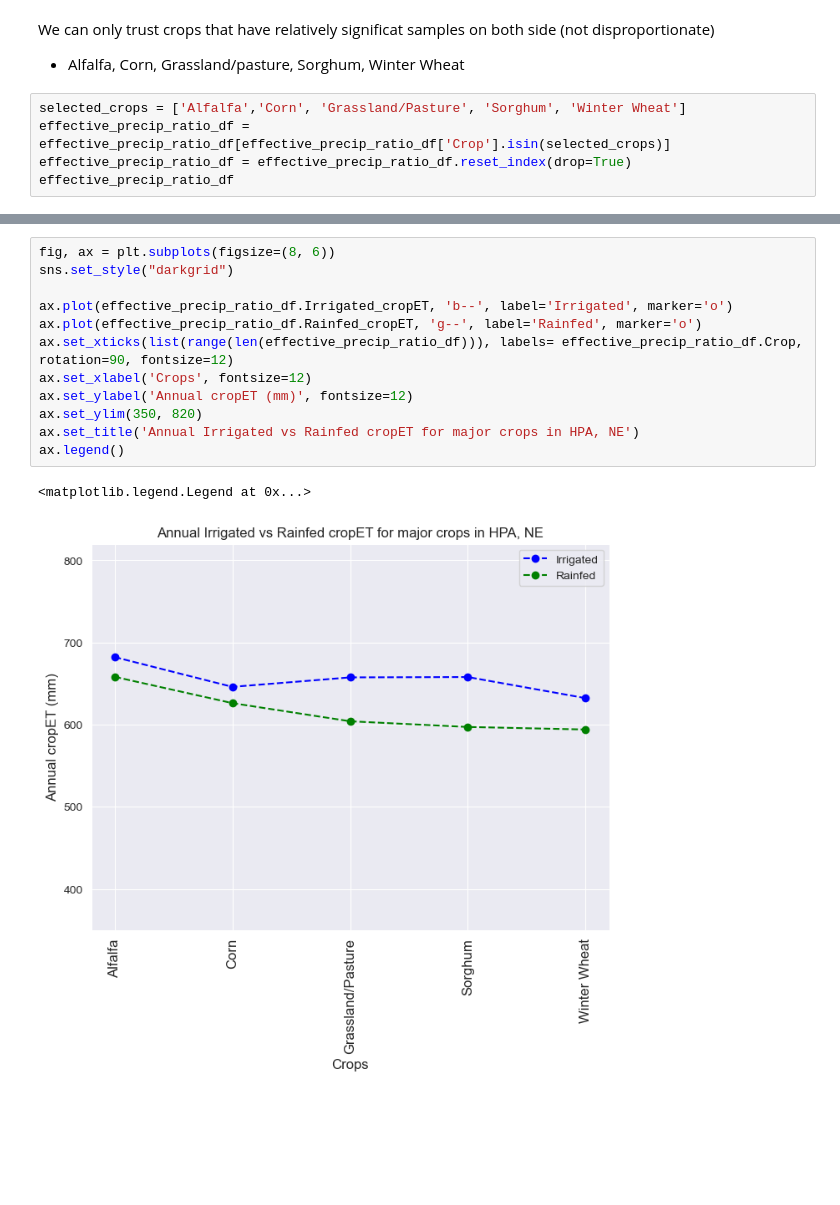
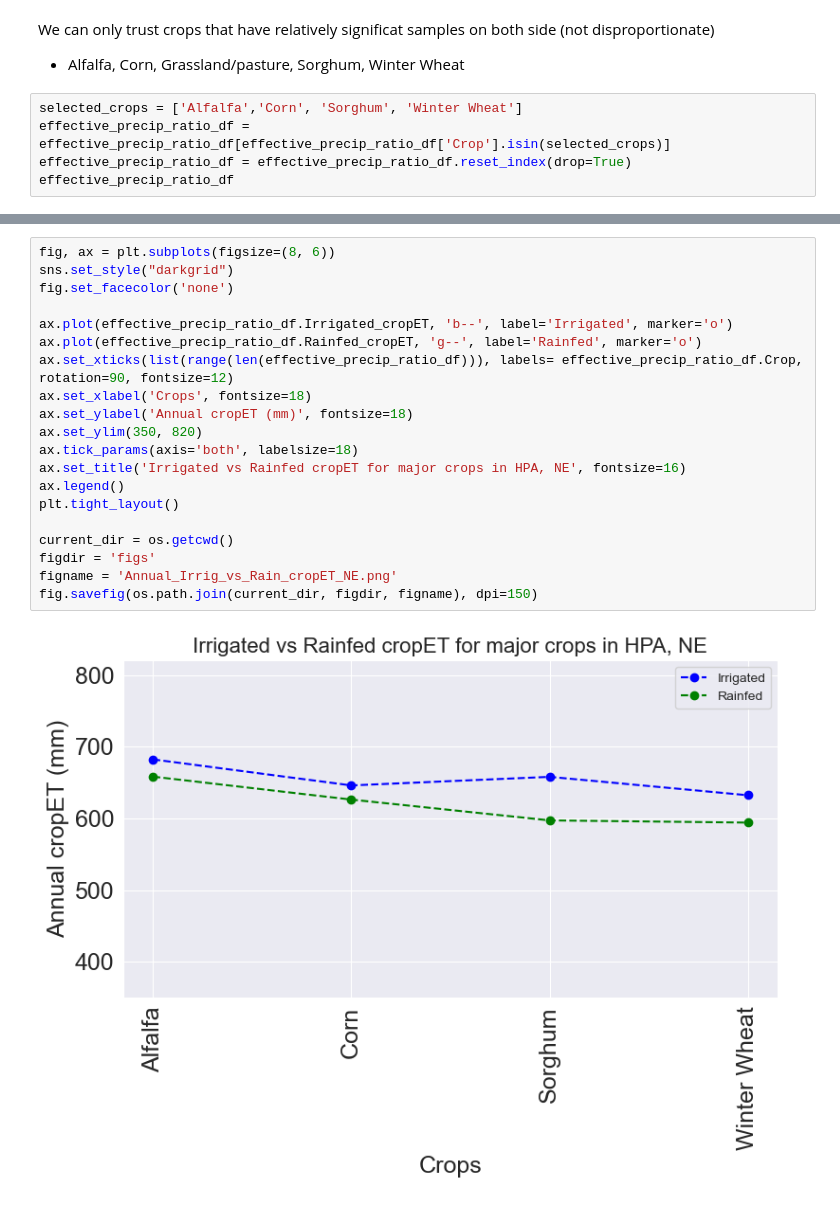
Before and after one commit to mdfahimhasan/WestUS_Peff, a Jupyter notebook: Codes/Exp_Data_Analysis/Drivers_of_ET_NE.ipynb, the cells around one changed output, grey strips where cells are left out. Drawn from its saved outputs; the diff is of its cells as text; blank space fills up the shorter version.

```diff
--- a/Codes/Exp_Data_Analysis/Drivers_of_ET_NE.ipynb
+++ b/Codes/Exp_Data_Analysis/Drivers_of_ET_NE.ipynb
@@ -356,7 +367,7 @@ effective_precip_ratio_df
 We can only trust crops that have relatively significat samples on both side (not disproportionate)
 - Alfalfa, Corn, Grassland/pasture, Sorghum, Winter Wheat
 # %%
-selected_crops = ['Alfalfa','Corn', 'Grassland/Pasture', 'Sorghum', 'Winter Wheat']
+selected_crops = ['Alfalfa','Corn', 'Sorghum', 'Winter Wheat']
 effective_precip_ratio_df = effective_precip_ratio_df[effective_precip_ratio_df['Crop'].isin(selected_crops)]
 effective_precip_ratio_df = effective_precip_ratio_df.reset_index(drop=True)
 effective_precip_ratio_df
@@ -370,15 +380,22 @@ effective_precip_ratio_df
 # %%
 fig, ax = plt.subplots(figsize=(8, 6))
 sns.set_style("darkgrid")
+fig.set_facecolor('none')
 
 ax.plot(effective_precip_ratio_df.Irrigated_cropET, 'b--', label='Irrigated', marker='o')
 ax.plot(effective_precip_ratio_df.Rainfed_cropET, 'g--', label='Rainfed', marker='o')
 ax.set_xticks(list(range(len(effective_precip_ratio_df))), labels= effective_precip_ratio_df.Crop, rotation=90, fontsize=12)
-ax.set_xlabel('Crops', fontsize=12)
-ax.set_ylabel('Annual cropET (mm)', fontsize=12)
+ax.set_xlabel('Crops', fontsize=18)
+ax.set_ylabel('Annual cropET (mm)', fontsize=18)
 ax.set_ylim(350, 820)
-ax.set_title('Annual Irrigated vs Rainfed cropET for major crops in HPA, NE')
+ax.tick_params(axis='both', labelsize=18)
+ax.set_title('Irrigated vs Rainfed cropET for major crops in HPA, NE', fontsize=16)
 ax.legend()
+plt.tight_layout()
+
+current_dir = os.getcwd()
+figdir = 'figs'
+figname = 'Annual_Irrig_vs_Rain_cropET_NE.png'
+fig.savefig(os.path.join(current_dir, figdir, figname), dpi=150)
 # %% [output]
-<matplotlib.legend.Legend at 0x...>
-[figure, old version]
+[figure, new version]
```
Also changed, not shown: parts of 3 cells of this notebook, 11 other files.
